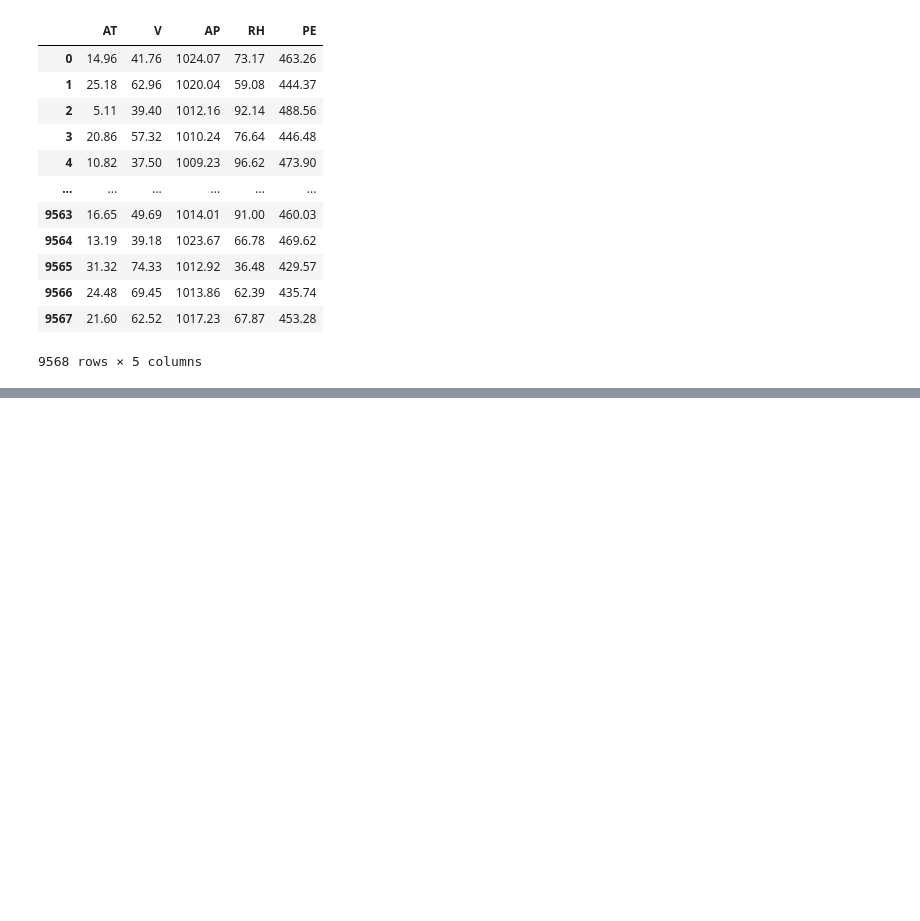
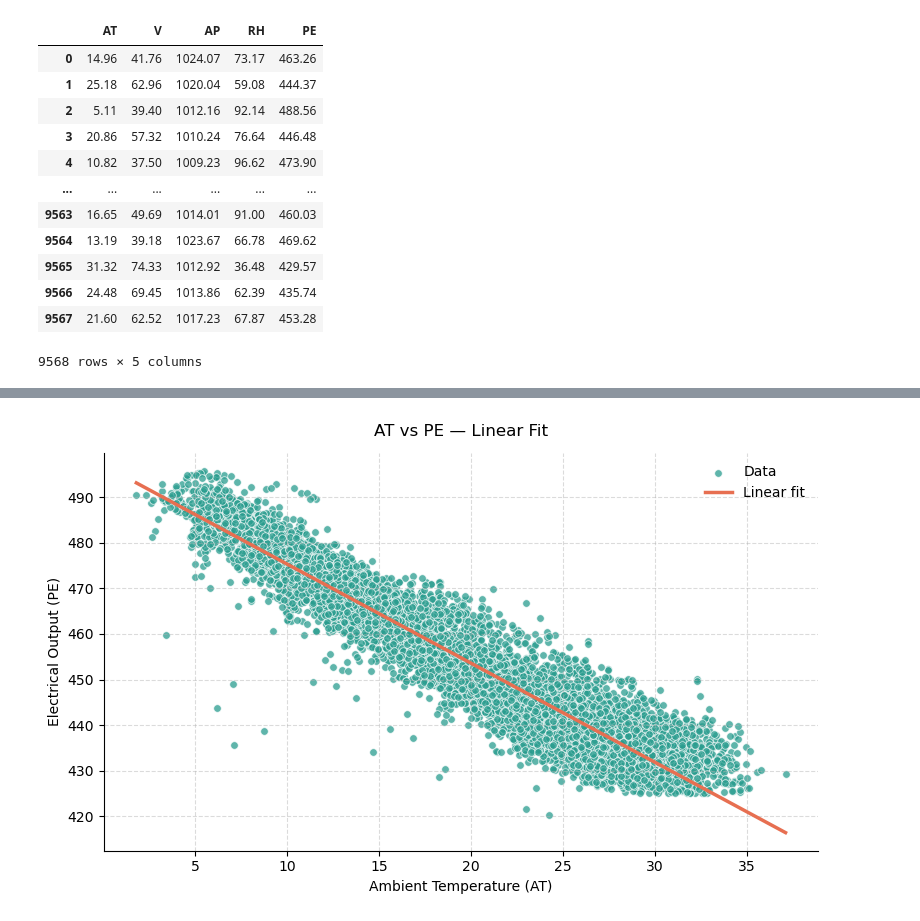
Before and after one commit to hasnain88/Machine-Learning-Projects, a Jupyter notebook: 01_Supervised Machine Learning/01_Regression/01_Supervised_Machine_Learning/02_Multiple_Linear_Regression/02_Combined Cycle Power Plant.ipynb, the cells around one changed output, grey strips where cells are left out. Saved outputs shown, nothing was run; the diff lists cells and outputs as text; code cells hidden in the pictures; blank space fills up the shorter version.

```diff
--- a/01_Supervised Machine Learning/01_Regression/01_Supervised_Machine_Learning/02_Multiple_Linear_Regression/02_Combined Cycle Power Plant.ipynb
+++ b/01_Supervised Machine Learning/01_Regression/01_Supervised_Machine_Learning/02_Multiple_Linear_Regression/02_Combined Cycle Power Plant.ipynb
@@ -234,0 +278,22 @@ df
+# %%
+# choose colors
+scatter_color = '#2a9d8f'   # teal
+line_color    = '#e76f51'   # coral
+
+plt.figure(figsize=(8, 5))
+plt.scatter(x, y, s=30, alpha=0.75,
+            color=scatter_color, edgecolors='white', linewidths=0.6, label='Data')
+plt.plot(x_line, y_line, linewidth=2.5, color=line_color, label='Linear fit')
+
+plt.title('AT vs PE — Linear Fit', pad=12)
+plt.xlabel('Ambient Temperature (AT)')
+plt.ylabel('Electrical Output (PE)')
+ax = plt.gca()
+ax.grid(True, linestyle='--', alpha=0.45)
+ax.spines['top'].set_visible(False)
+ax.spines['right'].set_visible(False)
+plt.legend(frameon=False)
+plt.tight_layout()
+plt.show()
+# %% [output]
+[figure, added]
```
Also changed, not shown: parts of 1 cell of this notebook.
